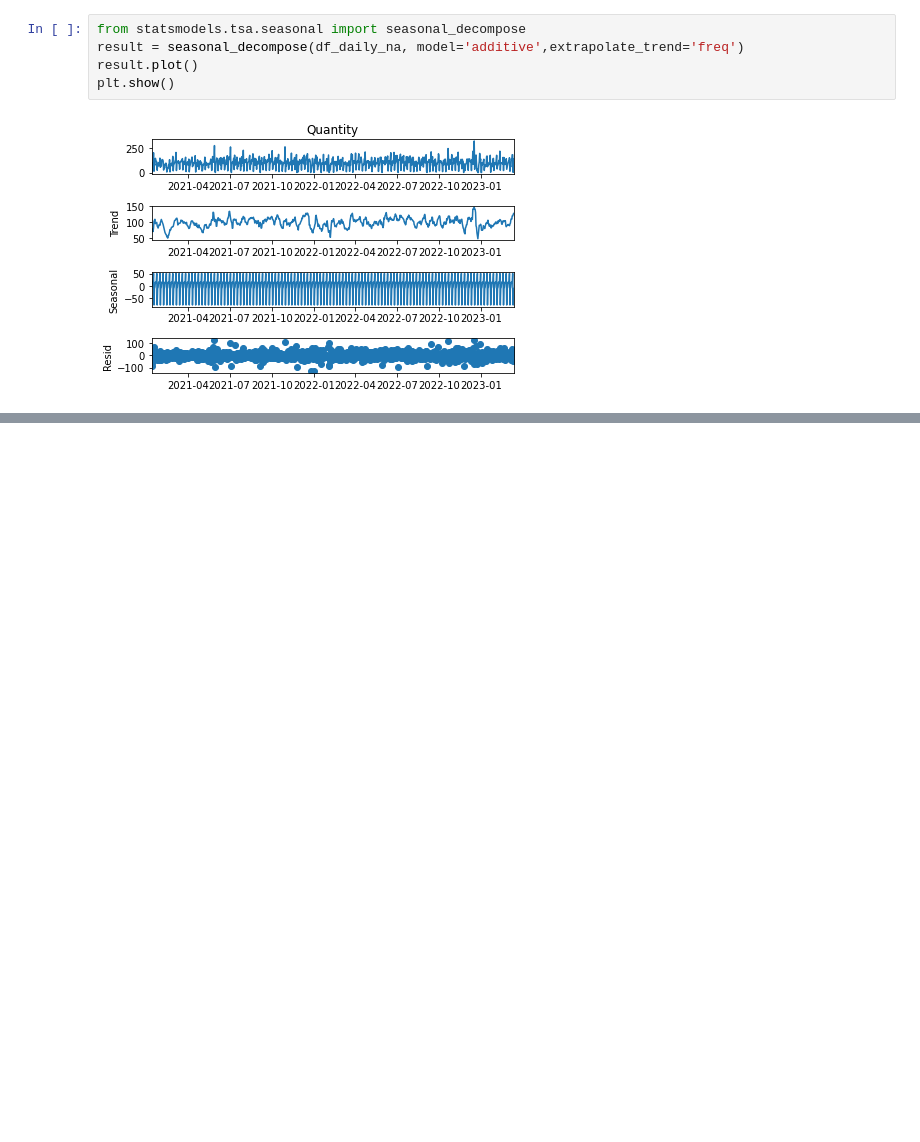
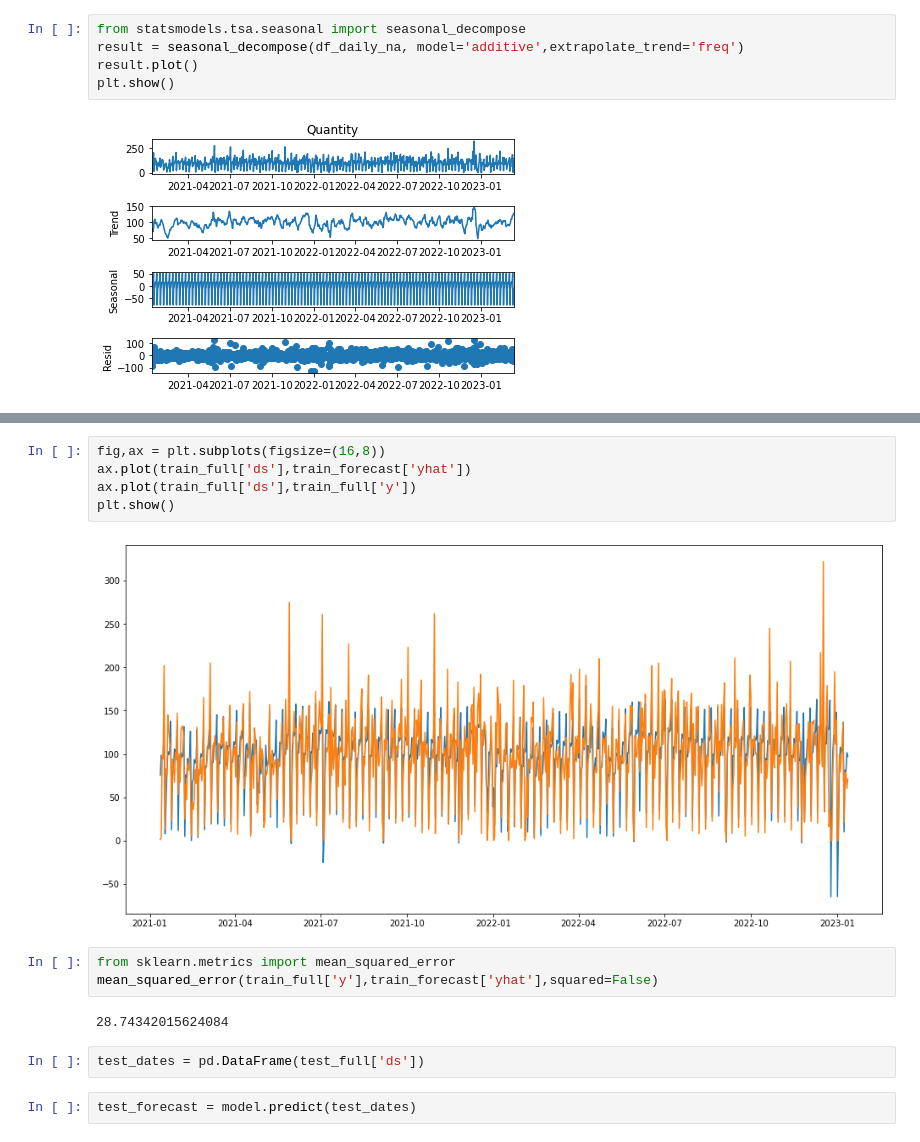
Before and after one commit to jnahra/Pita-Sales-Time-Series-Forecast, a Jupyter notebook: large plain analysis.ipynb, the cells around one changed output, grey strips where cells are left out. Cells and saved outputs as stored; diff of their text form; blank space fills up the shorter version.

```diff
--- a/large plain analysis.ipynb
+++ b/large plain analysis.ipynb
@@ -173,0 +345,16 @@ plt.show()
+# %%
+fig,ax = plt.subplots(figsize=(16,8))
+ax.plot(train_full['ds'],train_forecast['yhat'])
+ax.plot(train_full['ds'],train_full['y'])
+plt.show()
+# %% [output]
+[figure, added]
+# %%
+from sklearn.metrics import mean_squared_error
+mean_squared_error(train_full['y'],train_forecast['yhat'],squared=False)
+# %% [output]
+28.74342015624084
+# %%
+test_dates = pd.DataFrame(test_full['ds'])
+# %%
+test_forecast = model.predict(test_dates)
```
Also changed, not shown: parts of 33 cells of this notebook.
